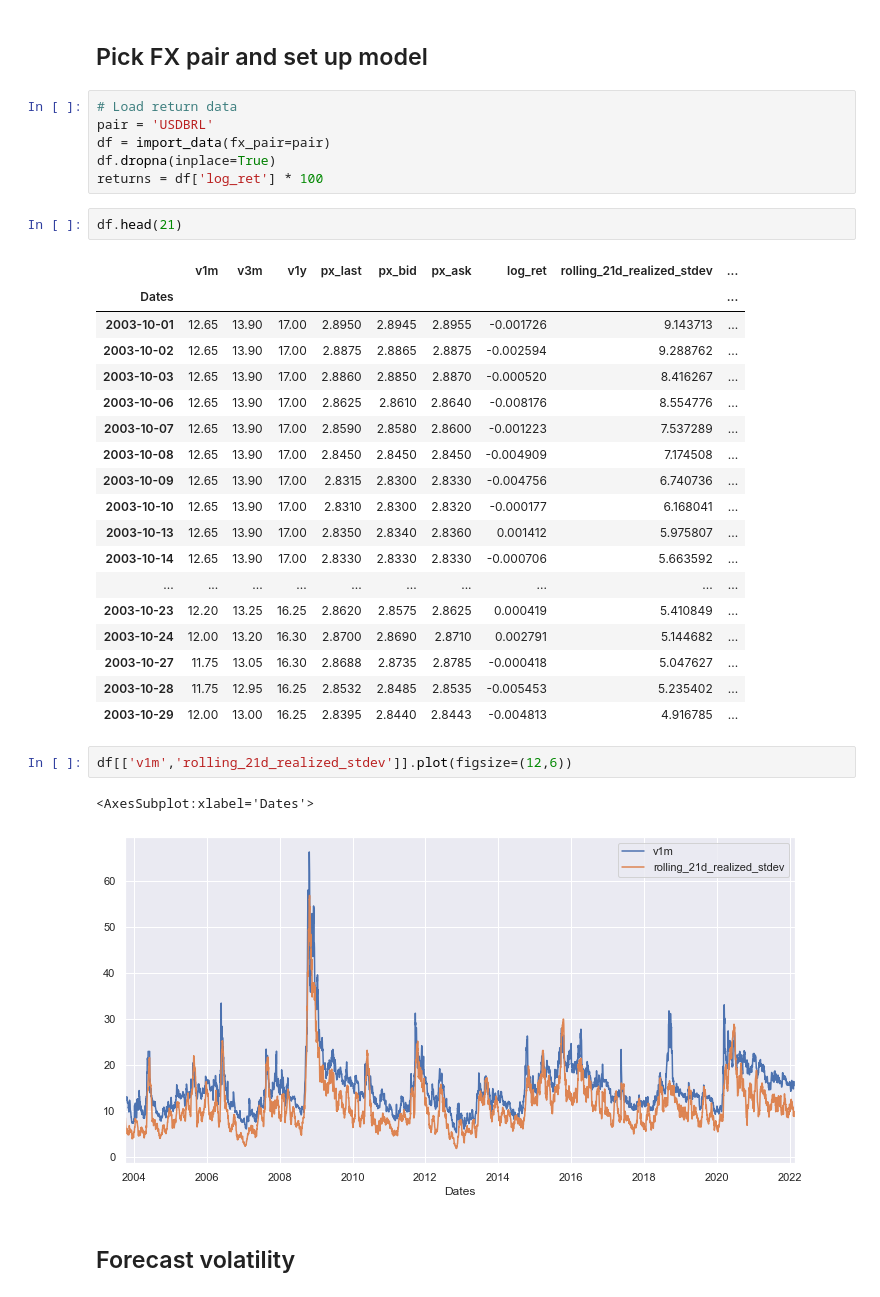
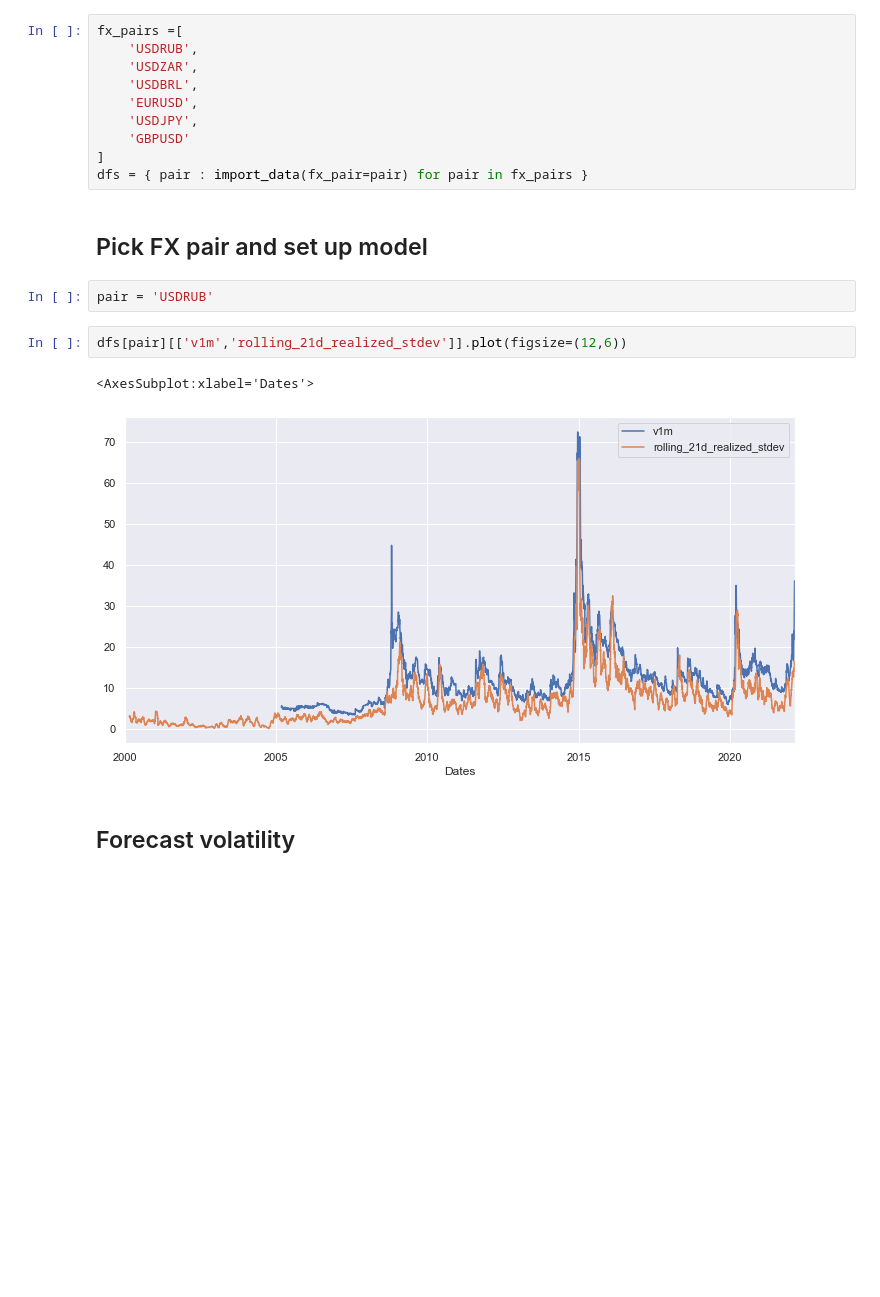
Before and after one commit to frederikbachdk/FXVolTrading, a Jupyter notebook: tradingstrategy/garch_trading.ipynb, the cells around one changed output. Saved outputs shown, nothing was run; the diff lists cells and outputs as text; blank space fills up the shorter version.

```diff
--- a/tradingstrategy/garch_trading.ipynb
+++ b/tradingstrategy/garch_trading.ipynb
@@ -16,39 +20,24 @@ from arch import arch_model
 # %% [output]
 The autoreload extension is already loaded. To reload it, use:
   %reload_ext autoreload
+# %%
+fx_pairs =[
+    'USDRUB',
+    'USDZAR',
+    'USDBRL',
+    'EURUSD',
+    'USDJPY',
+    'GBPUSD'
+]
+dfs = { pair : import_data(fx_pair=pair) for pair in fx_pairs }
 # %% [markdown]
 ## Pick FX pair and set up model
-# %%
-# Load return data
-pair = 'USDBRL'
-df = import_data(fx_pair=pair)
-df.dropna(inplace=True)
-returns = df['log_ret'] * 100
-# %%
-df.head(21)
-# %% [output]
-|  | v1m | v3m | v1y | px_last | px_bid | px_ask | log_ret | rolling_21d_realized_stdev | ... |
-| Dates |  |  |  |  |  |  |  |  | ... |
-| 2003-10-01 | 12.65 | 13.90 | 17.00 | 2.8950 | 2.8945 | 2.8955 | -0.001726 | 9.143713 | ... |
-| 2003-10-02 | 12.65 | 13.90 | 17.00 | 2.8875 | 2.8865 | 2.8875 | -0.002594 | 9.288762 | ... |
-| 2003-10-03 | 12.65 | 13.90 | 17.00 | 2.8860 | 2.8850 | 2.8870 | -0.000520 | 8.416267 | ... |
-| 2003-10-06 | 12.65 | 13.90 | 17.00 | 2.8625 | 2.8610 | 2.8640 | -0.008176 | 8.554776 | ... |
-| 2003-10-07 | 12.65 | 13.90 | 17.00 | 2.8590 | 2.8580 | 2.8600 | -0.001223 | 7.537289 | ... |
-| 2003-10-08 | 12.65 | 13.90 | 17.00 | 2.8450 | 2.8450 | 2.8450 | -0.004909 | 7.174508 | ... |
-| 2003-10-09 | 12.65 | 13.90 | 17.00 | 2.8315 | 2.8300 | 2.8330 | -0.004756 | 6.740736 | ... |
-| 2003-10-10 | 12.65 | 13.90 | 17.00 | 2.8310 | 2.8300 | 2.8320 | -0.000177 | 6.168041 | ... |
-| 2003-10-13 | 12.65 | 13.90 | 17.00 | 2.8350 | 2.8340 | 2.8360 | 0.001412 | 5.975807 | ... |
-| 2003-10-14 | 12.65 | 13.90 | 17.00 | 2.8330 | 2.8330 | 2.8330 | -0.000706 | 5.663592 | ... |
-| ... | ... | ... | ... | ... | ... | ... | ... | ... | ... |
-| 2003-10-23 | 12.20 | 13.25 | 16.25 | 2.8620 | 2.8575 | 2.8625 | 0.000419 | 5.410849 | ... |
-| 2003-10-24 | 12.00 | 13.20 | 16.30 | 2.8700 | 2.8690 | 2.8710 | 0.002791 | 5.144682 | ... |
-| 2003-10-27 | 11.75 | 13.05 | 16.30 | 2.8688 | 2.8735 | 2.8785 | -0.000418 | 5.047627 | ... |
-| 2003-10-28 | 11.75 | 12.95 | 16.25 | 2.8532 | 2.8485 | 2.8535 | -0.005453 | 5.235402 | ... |
-| 2003-10-29 | 12.00 | 13.00 | 16.25 | 2.8395 | 2.8440 | 2.8443 | -0.004813 | 4.916785 | ... |
+# %%
+pair = 'USDRUB'
 # %%
-df[['v1m','rolling_21d_realized_stdev']].plot(figsize=(12,6))
+dfs[pair][['v1m','rolling_21d_realized_stdev']].plot(figsize=(12,6))
 # %% [output]
 <AxesSubplot:xlabel='Dates'>
-[figure, old version]
+[figure, new version]
 # %% [markdown]
 ## Forecast volatility
```
Also changed, not shown: parts of 14 cells of this notebook, 5 other files.
